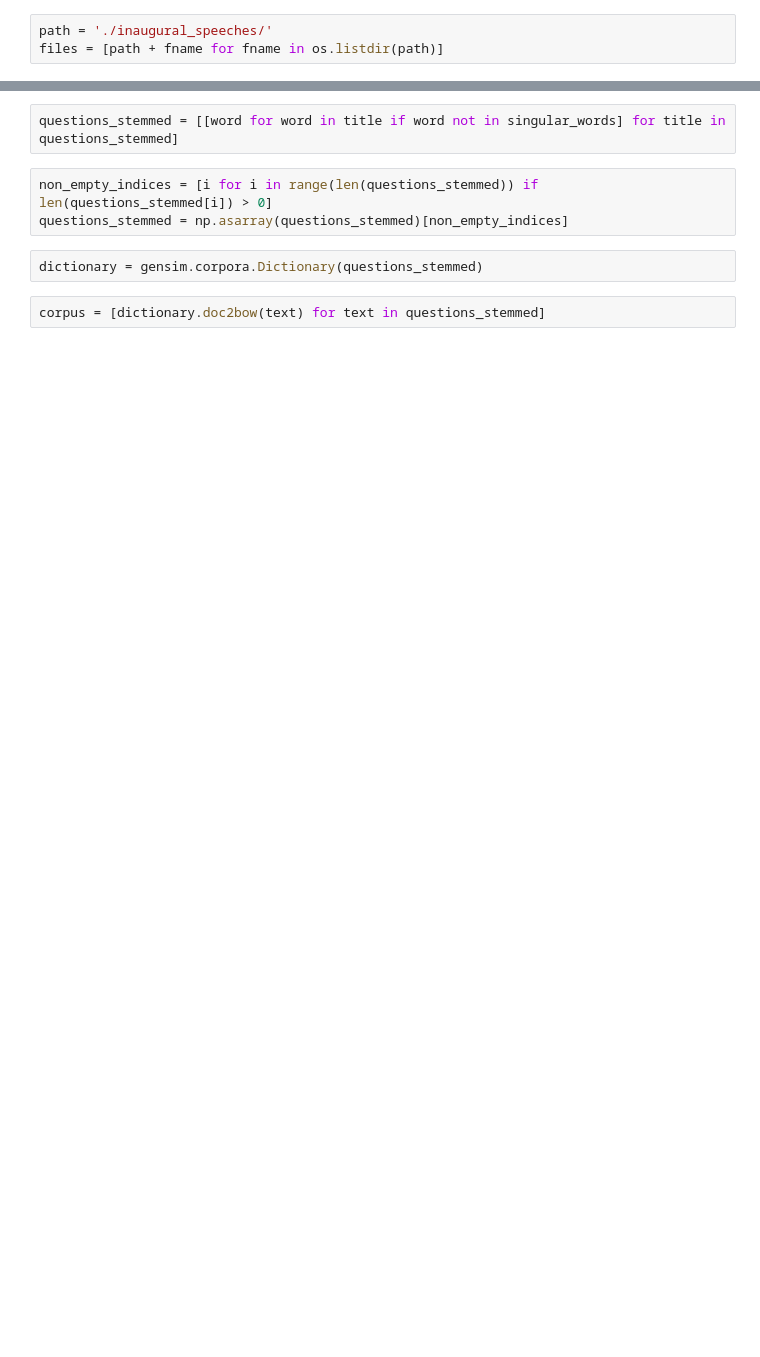
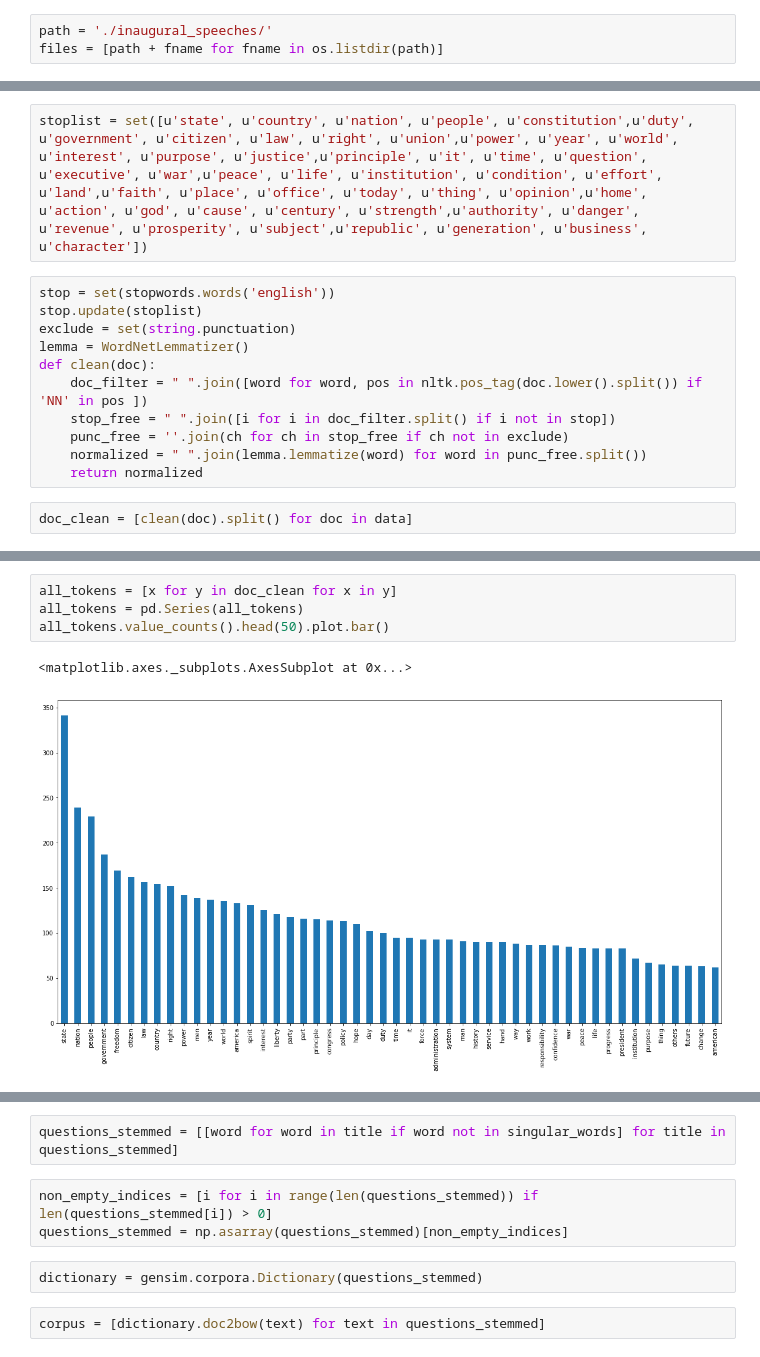
Before and after one commit to NVTACSI/minihackathon_jvn, a Jupyter notebook: Untitled.ipynb, the cells around one changed output, grey strips where cells are left out. Saved outputs shown, nothing was run; the diff lists cells and outputs as text; blank space fills up the shorter version.

Commit message:
filter

```diff
--- a/Untitled.ipynb
+++ b/Untitled.ipynb
@@ -50,0 +32,15 @@ all_tokens = [[c.lower() for c in token] for token in all_tokens]
+# %%
+stoplist = set([u'state', u'country', u'nation', u'people', u'constitution',u'duty', u'government', u'citizen', u'law', u'right', u'union',u'power', u'year', u'world', u'interest', u'purpose', u'justice',u'principle', u'it', u'time', u'question', u'executive', u'war',u'peace', u'life', u'institution', u'condition', u'effort', u'land',u'faith', u'place', u'office', u'today', u'thing', u'opinion',u'home', u'action', u'god', u'cause', u'century', u'strength',u'authority', u'danger', u'revenue', u'prosperity', u'subject',u'republic', u'generation', u'business', u'character'])
+# %%
+stop = set(stopwords.words('english'))
+stop.update(stoplist)
+exclude = set(string.punctuation)
+lemma = WordNetLemmatizer()
+def clean(doc):
+    doc_filter = " ".join([word for word, pos in nltk.pos_tag(doc.lower().split()) if 'NN' in pos ])
+    stop_free = " ".join([i for i in doc_filter.split() if i not in stop])
+    punc_free = ''.join(ch for ch in stop_free if ch not in exclude)
+    normalized = " ".join(lemma.lemmatize(word) for word in punc_free.split())
+    return normalized
+# %%
+doc_clean = [clean(doc).split() for doc in data]
@@ -50,0 +74,7 @@ all_tokens = [[c.lower() for c in token] for token in all_tokens]
+# %%
+all_tokens = [x for y in doc_clean for x in y]
+all_tokens = pd.Series(all_tokens)
+all_tokens.value_counts().head(50).plot.bar()
+# %% [output]
+<matplotlib.axes._subplots.AxesSubplot at 0x...>
+[figure, added]
```
Also changed, not shown: parts of 16 cells of this notebook.
